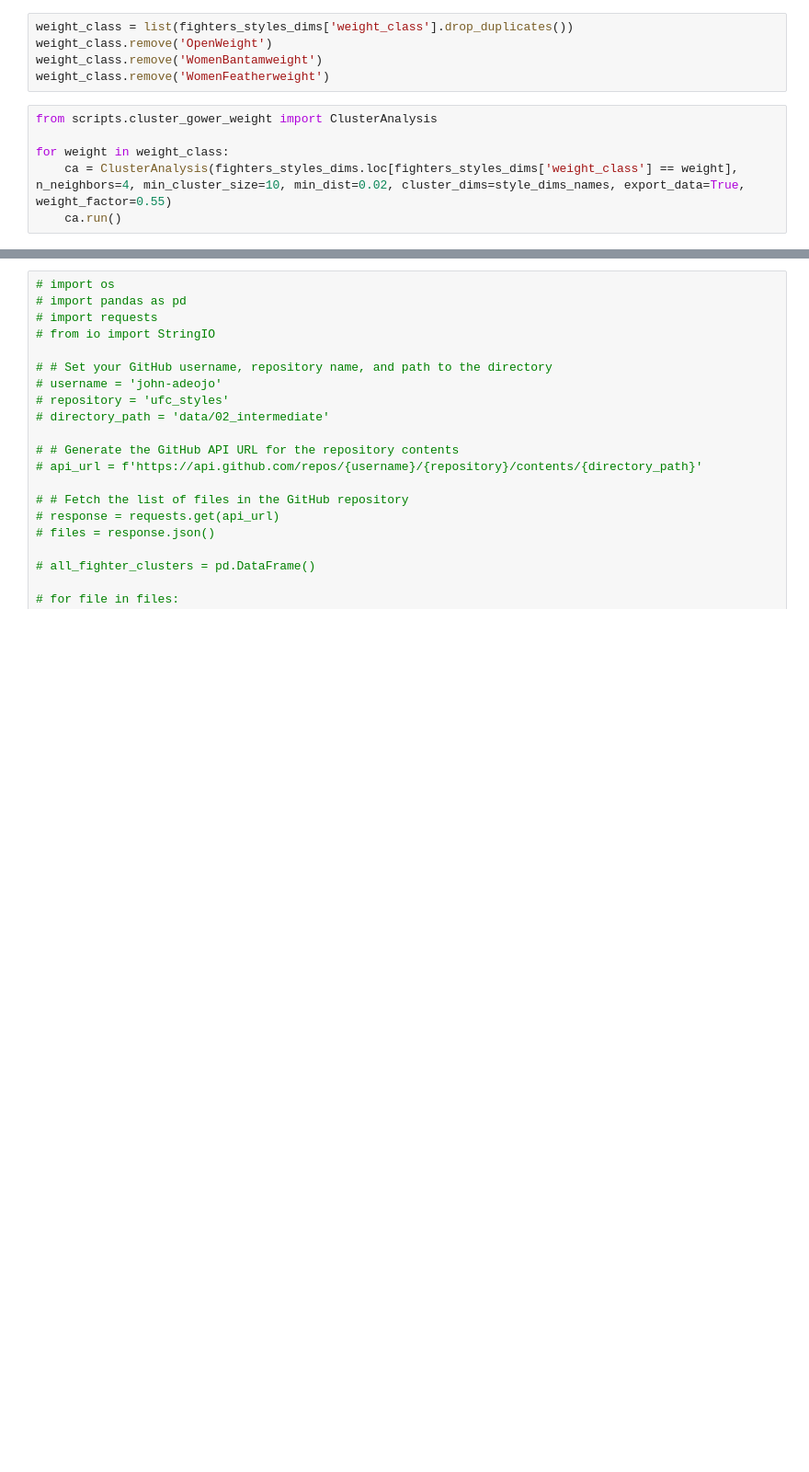
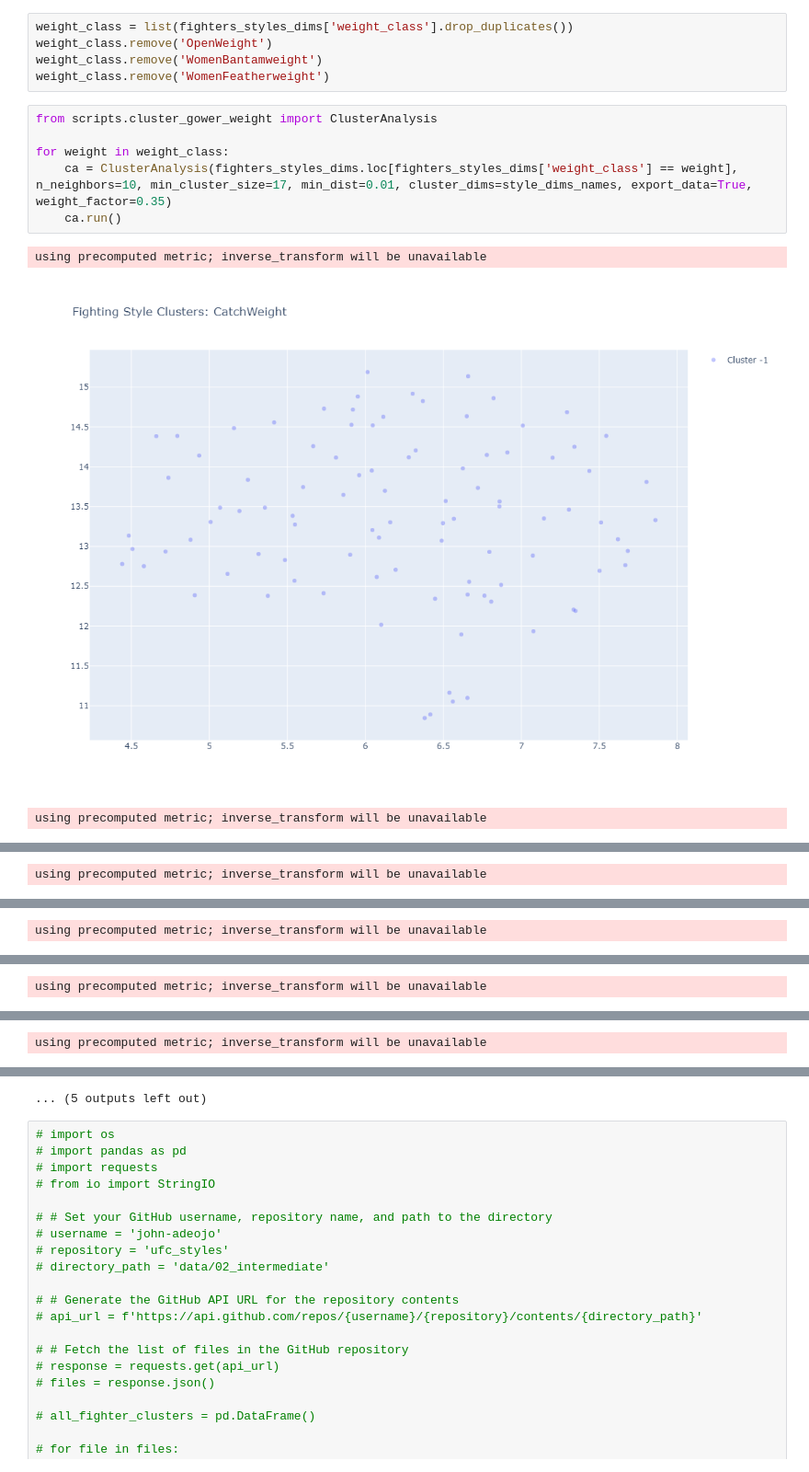
Before and after one commit to john-adeojo/ufc_styles, a Jupyter notebook: notebook/clustering.ipynb, the cells around one changed output, grey strips where cells are left out. Shown at 92% size. Saved outputs shown, nothing was run; the diff lists cells and outputs as text; blank space fills up the shorter version.

Commit message:
clustering

```diff
--- a/notebook/clustering.ipynb
+++ b/notebook/clustering.ipynb
@@ -74,6 +72,10 @@ weight_class.remove('WomenFeatherweight')
 # %%
 from scripts.cluster_gower_weight import ClusterAnalysis
 
 for weight in weight_class:
-    ca = ClusterAnalysis(fighters_styles_dims.loc[fighters_styles_dims['weight_class'] == weight], n_neighbors=4, min_cluster_size=10, min_dist=0.02, cluster_dims=style_dims_names, export_data=True, weight_factor=0.55)
+    ca = ClusterAnalysis(fighters_styles_dims.loc[fighters_styles_dims['weight_class'] == weight], n_neighbors=10, min_cluster_size=17, min_dist=0.01, cluster_dims=style_dims_names, export_data=True, weight_factor=0.35)
     ca.run()
+# %% [output]
+using precomputed metric; inverse_transform will be unavailable
+[figure, added]
+using precomputed metric; inverse_transform will be unavailable
@@ -79,0 +83 @@ for weight in weight_class:
+using precomputed metric; inverse_transform will be unavailable
@@ -79,0 +85 @@ for weight in weight_class:
+using precomputed metric; inverse_transform will be unavailable
@@ -79,0 +87 @@ for weight in weight_class:
+using precomputed metric; inverse_transform will be unavailable
@@ -79,0 +89 @@ for weight in weight_class:
+using precomputed metric; inverse_transform will be unavailable
@@ -80,3 +91,4 @@ for weight in weight_class:
+... (5 outputs left out)
 # %%
 # import os
 # import pandas as pd
```
Also changed, not shown: parts of 2 cells of this notebook, 12 other files.
